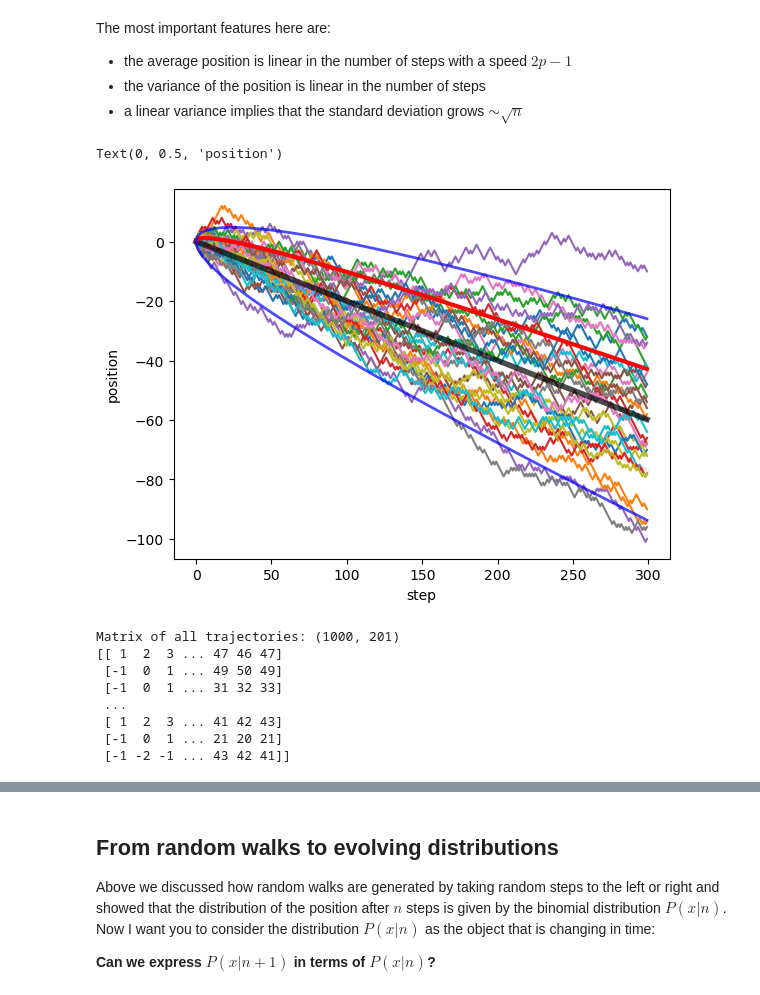
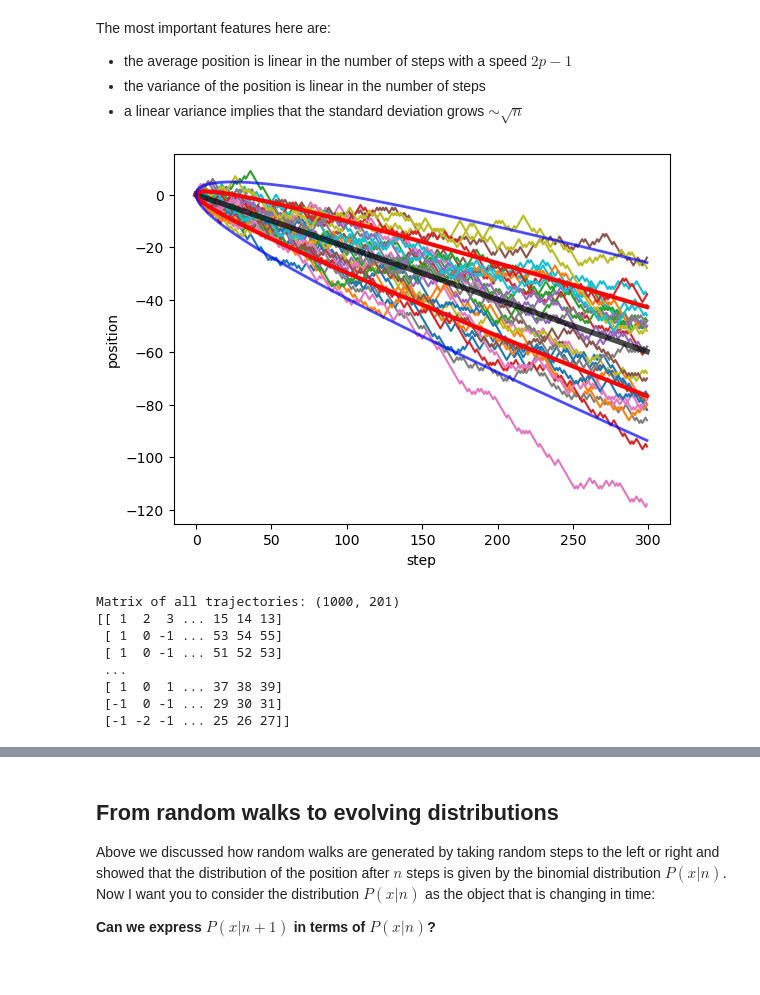
Before and after one commit to neherlab/PoL1-course-materials, a Jupyter notebook: notebooks/lecture04a_RandomWalks.ipynb, the cells around one changed output, grey strips where cells are left out. Saved outputs shown, nothing was run; the diff lists cells and outputs as text; code cells hidden in the pictures.

```diff
--- a/notebooks/lecture04a_RandomWalks.ipynb
+++ b/notebooks/lecture04a_RandomWalks.ipynb
@@ -72,7 +72,7 @@ Text(0, 0.5, 'position')
 # ALTERNATIVE IMPLEMENTATION
 n_repetitions = 15
 n_steps = 100
-p=0.4
+p=0.5
 
 for rep in range(n_repetitions):
     # cumsum sums all elements in an array,
@@ -85,4 +85,5 @@ for rep in range(n_repetitions):
 
 plt.xlabel('step')
 plt.ylabel('position')
+plt.show()
 # %% [output]
@@ -135,36 +135,37 @@ The most important features here are:
 # %%
 # the following plot will illustrate the behavior of the
 # random walks in a statistical sense.
 # We will create many random walks and look at the mean
 # and variance of the position after different numbers of steps
 n_repetitions = 30
 n_steps = 300
 p=0.4
 
 for rep in range(n_repetitions):
     # cumsum sums all elements in an array, 2*(np.random.random(size=n_steps)<p) - 1 is a list of +/- 1 of length n_steps
     left_right_steps = 2*(np.random.random(size=n_steps)<p) - 1
     # sum these steps to calculate the position along the trajectory
     traj = np.cumsum(left_right_steps)
     # plot
     plt.plot(traj)
 
 steps = np.arange(n_steps)
 # plot the average
-plt.plot(steps, (2*p-1)*steps, lw=4, alpha=0.7, c='k')
+mean = (2*p-1)*steps
+plt.plot(steps, mean, lw=4, alpha=0.7, c='k')
 
 # plot the average +/- one standard deviation
 one_std = np.sqrt(4*p*(1-p)*steps)
-plt.plot(steps, (2*p-1)*steps+one_std, lw=3, alpha=1.0, c='r')
-plt.plot(steps, (2*p-1)*steps-one_std, lw=3, alpha=0.1, c='r')
+plt.plot(steps, mean + one_std, lw=3, alpha=1.0, c='r')
+plt.plot(steps, mean - one_std, lw=3, alpha=1.0, c='r')
 # plot the average +/- two standard deviations
-plt.plot(steps, (2*p-1)*steps+2*one_std, lw=2, alpha=0.7, c='b')
-plt.plot(steps, (2*p-1)*steps-2*one_std, lw=2, alpha=0.7, c='b')
+plt.plot(steps, mean + 2*one_std, lw=2, alpha=0.7, c='b')
+plt.plot(steps, mean - 2*one_std, lw=2, alpha=0.7, c='b')
 plt.xlabel('step')
 plt.ylabel('position')
+plt.show()
 # %% [output]
-Text(0, 0.5, 'position')
-[figure, old version]
+[figure, new version]
 # %%
 # Alternatively, we can plot the distributions.
 # Let make a long list of very many trajectories!
@@ -185,13 +186,13 @@ print("Matrix of all trajectories:", all_traj.shape)
 print(all_traj)
 # %% [output]
 Matrix of all trajectories: (1000, 201)
-[[ 1  2  3 ... 47 46 47]
- [-1  0  1 ... 49 50 49]
- [-1  0  1 ... 31 32 33]
+[[ 1  2  3 ... 15 14 13]
+ [ 1  0 -1 ... 53 54 55]
+ [ 1  0 -1 ... 51 52 53]
  ...
- [ 1  2  3 ... 41 42 43]
- [-1  0  1 ... 21 20 21]
- [-1 -2 -1 ... 43 42 41]]
+ [ 1  0  1 ... 37 38 39]
+ [-1  0 -1 ... 29 30 31]
+ [-1 -2 -1 ... 25 26 27]]
 # %%
 # From all these trajectories, lets calculate mean and variance
 # after every step and plot the distributions.
```
Also changed, not shown: parts of 4 cells of this notebook, 2 other files.
